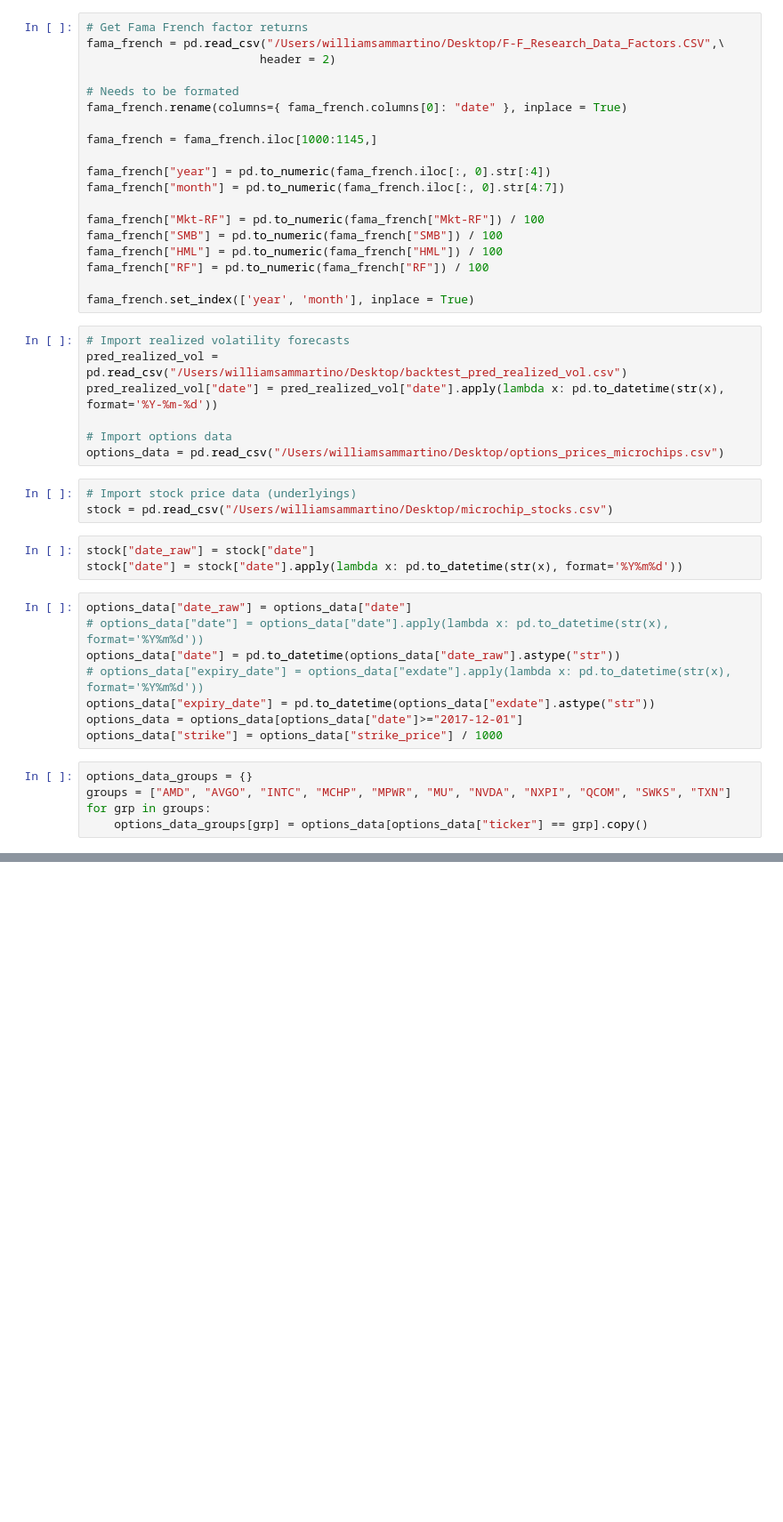
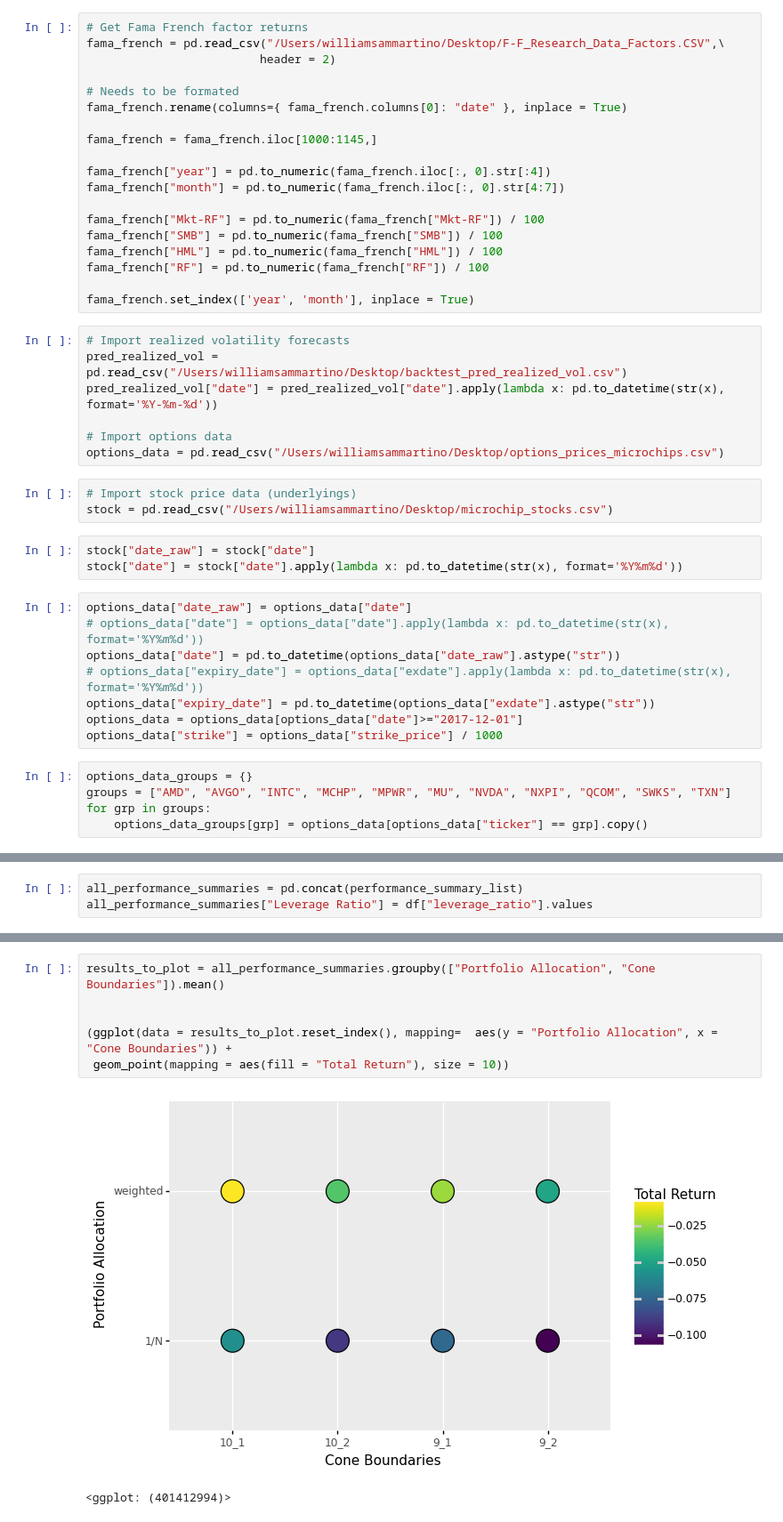
Before and after one commit to stochasticwut/Volatility_Surface_Spread_Trading_Strategy, a Jupyter notebook: Vol Cone Strategy.ipynb, the cells around one changed output, grey strips where cells are left out. Shown at 89% size. Cells and saved outputs as stored; diff of their text form; blank space fills up the shorter version.

```diff
--- a/Vol Cone Strategy.ipynb
+++ b/Vol Cone Strategy.ipynb
@@ -749,0 +977,3 @@ pd.concat(portfolio)[['ticker',  'cp_flag', 'days_to_expiry', 'strike', 'best_bi
+# %%
+all_performance_summaries = pd.concat(performance_summary_list)
+all_performance_summaries["Leverage Ratio"] = df["leverage_ratio"].values
@@ -749,0 +1277,9 @@ pd.concat(portfolio)[['ticker',  'cp_flag', 'days_to_expiry', 'strike', 'best_bi
+# %%
+results_to_plot = all_performance_summaries.groupby(["Portfolio Allocation", "Cone Boundaries"]).mean()
+
+
+(ggplot(data = results_to_plot.reset_index(), mapping=  aes(y = "Portfolio Allocation", x = "Cone Boundaries")) +
+ geom_point(mapping = aes(fill = "Total Return"), size = 10))
+# %% [output]
+[figure, added]
+<ggplot: (401412994)>
```
Also changed, not shown: parts of 34 cells of this notebook, 1 other file.
